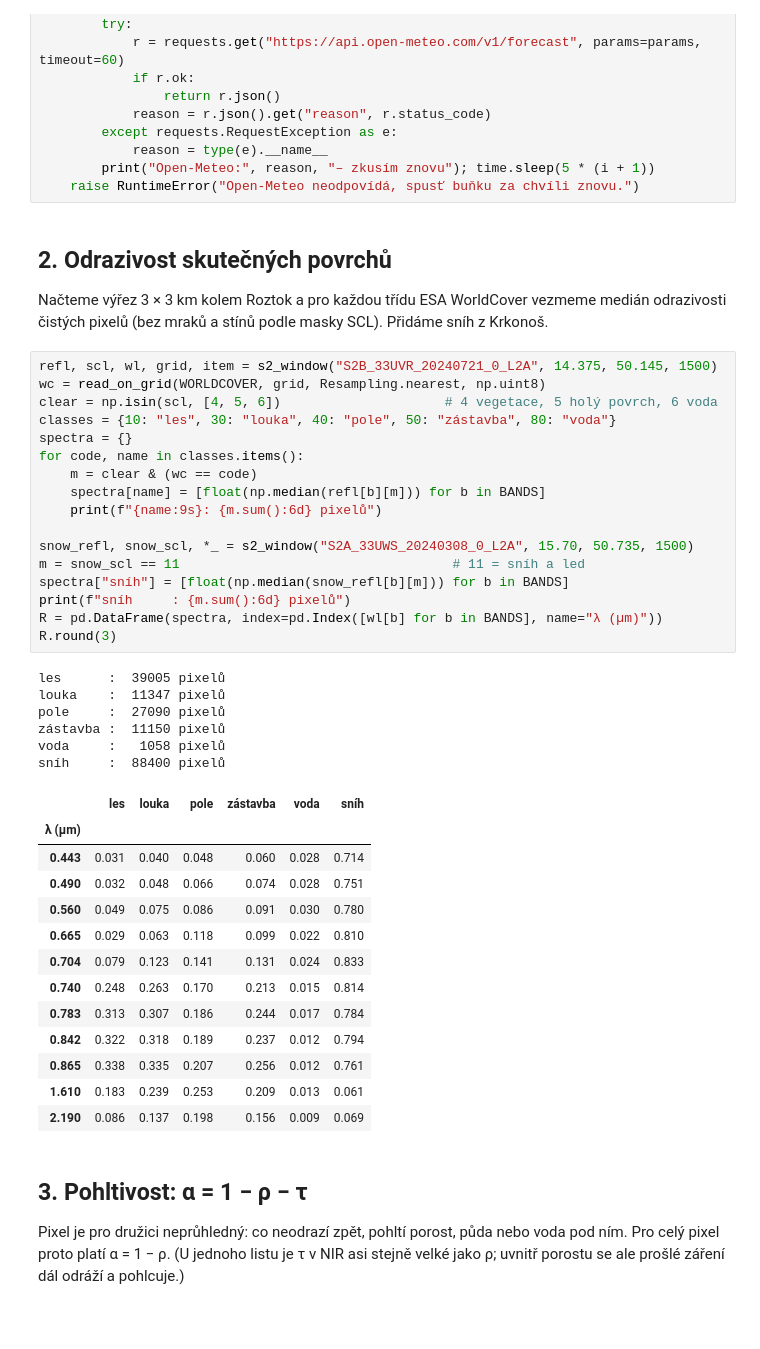
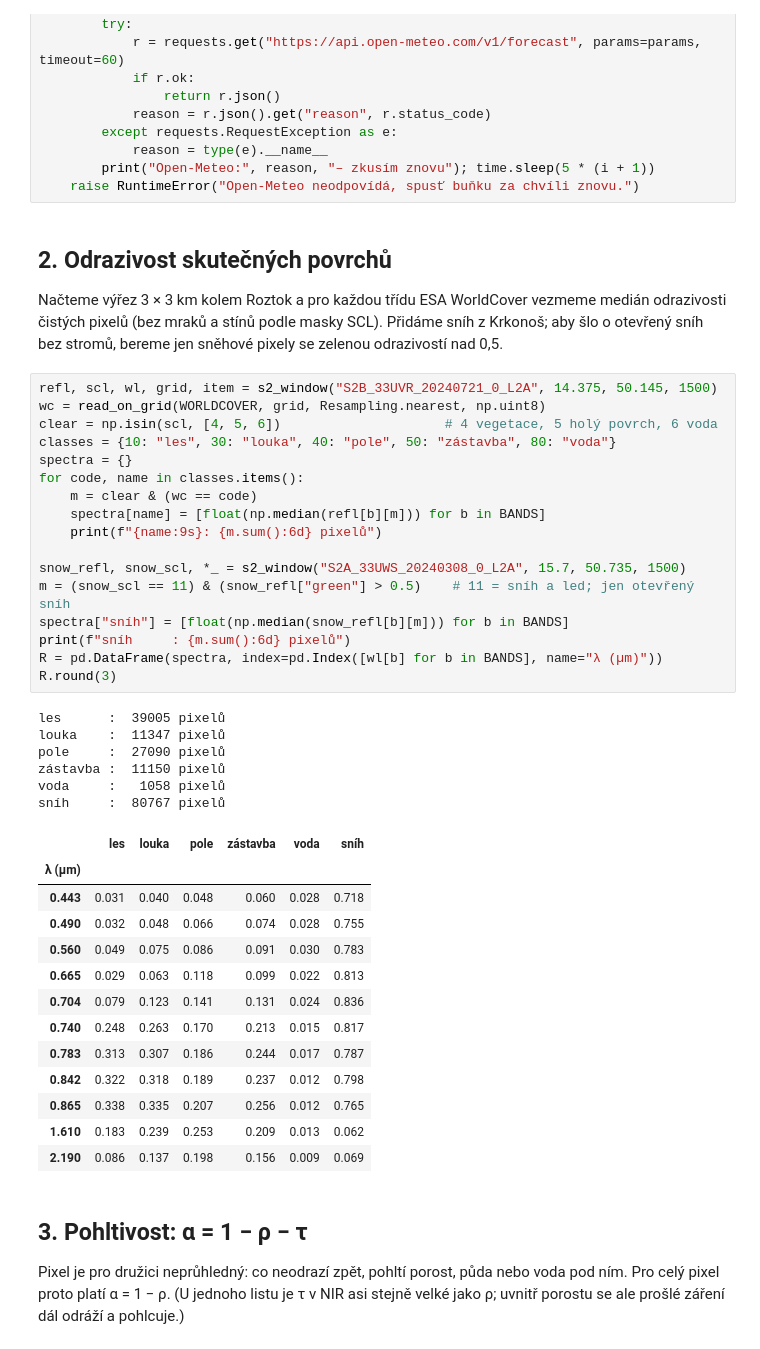
Before and after one commit to OpenSkyLab-space/notebooks, a Jupyter notebook: radiation_balance_cs.ipynb, the cells around one changed output. Drawn from its saved outputs; the diff is of its cells as text; blank space fills up the shorter version.

```diff
--- a/radiation_balance_cs.ipynb
+++ b/radiation_balance_cs.ipynb
@@ -73,43 +73,43 @@ def open_meteo(params, tries=6):
 # %% [markdown]
 ## 2. Odrazivost skutečných povrchů
 
-Načteme výřez 3 × 3 km kolem Roztok a pro každou třídu ESA WorldCover vezmeme medián odrazivosti čistých pixelů (bez mraků a stínů podle masky SCL). Přidáme sníh z Krkonoš.
+Načteme výřez 3 × 3 km kolem Roztok a pro každou třídu ESA WorldCover vezmeme medián odrazivosti čistých pixelů (bez mraků a stínů podle masky SCL). Přidáme sníh z Krkonoš; aby šlo o otevřený sníh bez stromů, bereme jen sněhové pixely se zelenou odrazivostí nad 0,5.
 # %%
 refl, scl, wl, grid, item = s2_window("S2B_33UVR_20240721_0_L2A", 14.375, 50.145, 1500)
 wc = read_on_grid(WORLDCOVER, grid, Resampling.nearest, np.uint8)
 clear = np.isin(scl, [4, 5, 6])                     # 4 vegetace, 5 holý povrch, 6 voda
 classes = {10: "les", 30: "louka", 40: "pole", 50: "zástavba", 80: "voda"}
 spectra = {}
 for code, name in classes.items():
     m = clear & (wc == code)
     spectra[name] = [float(np.median(refl[b][m])) for b in BANDS]
     print(f"{name:9s}: {m.sum():6d} pixelů")
 
-snow_refl, snow_scl, *_ = s2_window("S2A_33UWS_20240308_0_L2A", 15.70, 50.735, 1500)
-m = snow_scl == 11                                   # 11 = sníh a led
+snow_refl, snow_scl, *_ = s2_window("S2A_33UWS_20240308_0_L2A", 15.7, 50.735, 1500)
+m = (snow_scl == 11) & (snow_refl["green"] > 0.5)    # 11 = sníh a led; jen otevřený sníh
 spectra["sníh"] = [float(np.median(snow_refl[b][m])) for b in BANDS]
 print(f"sníh     : {m.sum():6d} pixelů")
 R = pd.DataFrame(spectra, index=pd.Index([wl[b] for b in BANDS], name="λ (µm)"))
 R.round(3)
 # %% [output]
 les      :  39005 pixelů
 louka    :  11347 pixelů
 pole     :  27090 pixelů
 zástavba :  11150 pixelů
 voda     :   1058 pixelů
-sníh     :  88400 pixelů
+sníh     :  80767 pixelů
 |  | les | louka | pole | zástavba | voda | sníh |
 | λ (µm) |  |  |  |  |  |  |
-| 0.443 | 0.031 | 0.040 | 0.048 | 0.060 | 0.028 | 0.714 |
-| 0.490 | 0.032 | 0.048 | 0.066 | 0.074 | 0.028 | 0.751 |
-| 0.560 | 0.049 | 0.075 | 0.086 | 0.091 | 0.030 | 0.780 |
-| 0.665 | 0.029 | 0.063 | 0.118 | 0.099 | 0.022 | 0.810 |
-| 0.704 | 0.079 | 0.123 | 0.141 | 0.131 | 0.024 | 0.833 |
-| 0.740 | 0.248 | 0.263 | 0.170 | 0.213 | 0.015 | 0.814 |
-| 0.783 | 0.313 | 0.307 | 0.186 | 0.244 | 0.017 | 0.784 |
-| 0.842 | 0.322 | 0.318 | 0.189 | 0.237 | 0.012 | 0.794 |
-| 0.865 | 0.338 | 0.335 | 0.207 | 0.256 | 0.012 | 0.761 |
-| 1.610 | 0.183 | 0.239 | 0.253 | 0.209 | 0.013 | 0.061 |
+| 0.443 | 0.031 | 0.040 | 0.048 | 0.060 | 0.028 | 0.718 |
+| 0.490 | 0.032 | 0.048 | 0.066 | 0.074 | 0.028 | 0.755 |
+| 0.560 | 0.049 | 0.075 | 0.086 | 0.091 | 0.030 | 0.783 |
+| 0.665 | 0.029 | 0.063 | 0.118 | 0.099 | 0.022 | 0.813 |
+| 0.704 | 0.079 | 0.123 | 0.141 | 0.131 | 0.024 | 0.836 |
+| 0.740 | 0.248 | 0.263 | 0.170 | 0.213 | 0.015 | 0.817 |
+| 0.783 | 0.313 | 0.307 | 0.186 | 0.244 | 0.017 | 0.787 |
+| 0.842 | 0.322 | 0.318 | 0.189 | 0.237 | 0.012 | 0.798 |
+| 0.865 | 0.338 | 0.335 | 0.207 | 0.256 | 0.012 | 0.765 |
+| 1.610 | 0.183 | 0.239 | 0.253 | 0.209 | 0.013 | 0.062 |
 | 2.190 | 0.086 | 0.137 | 0.198 | 0.156 | 0.009 | 0.069 |
 # %% [markdown]
 ## 3. Pohltivost: α = 1 − ρ − τ
```
Also changed, not shown: parts of 8 cells of this notebook, 18 other files.
